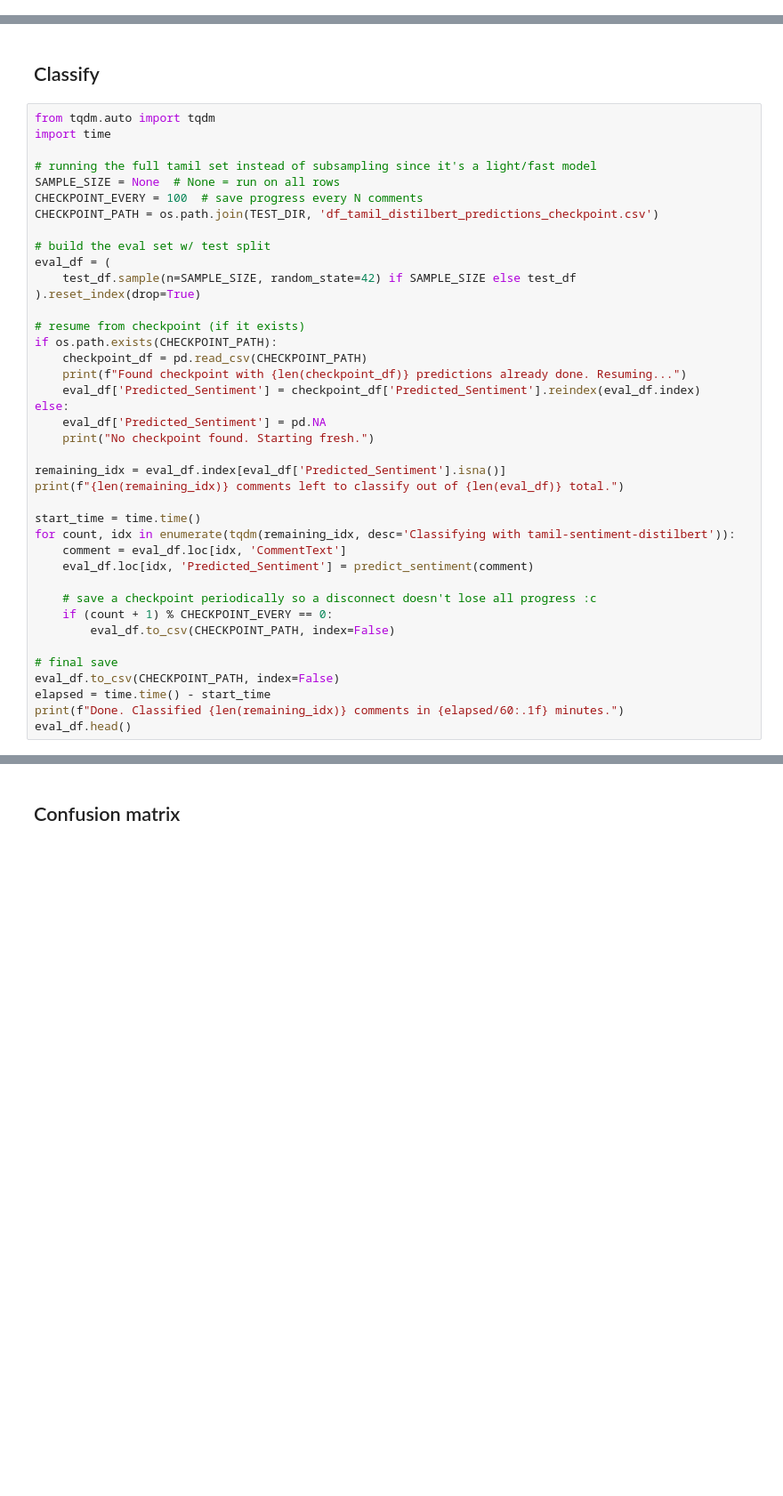
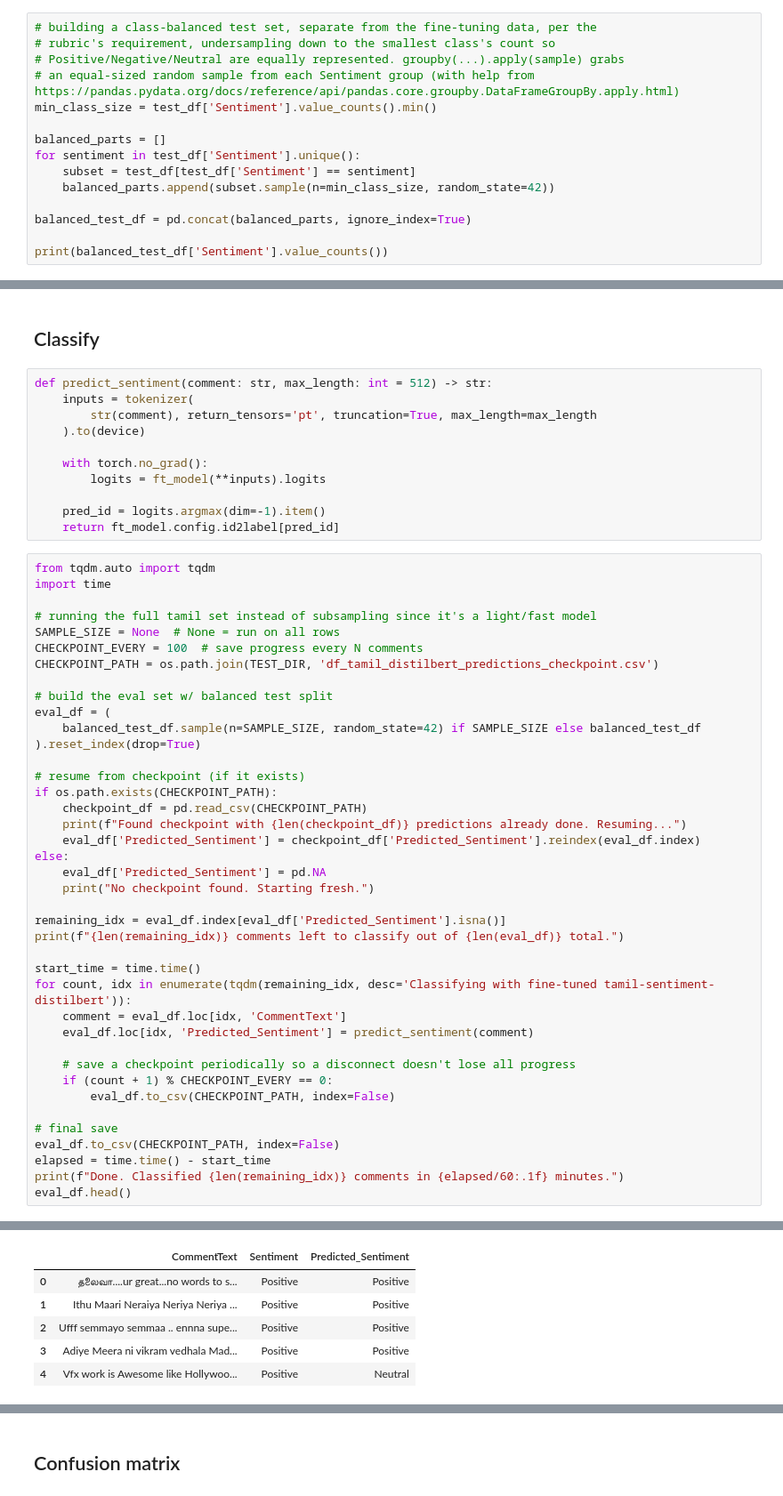
Before and after one commit to las21-sfu/NLP-Week1-Text-Classification, a Jupyter notebook: Tamil_sentiment_distilbert.ipynb, the cells around one changed output, grey strips where cells are left out. Shown at 89% size. Drawn from its saved outputs; the diff is of its cells as text; blank space fills up the shorter version.

```diff
--- a/Tamil_sentiment_distilbert.ipynb
+++ b/Tamil_sentiment_distilbert.ipynb
@@ -89,0 +221,15 @@ def predict_sentiment(comment: str, max_length: int = 512) -> str:
+# %%
+# building a class-balanced test set, separate from the fine-tuning data, per the
+# rubric's requirement, undersampling down to the smallest class's count so
+# Positive/Negative/Neutral are equally represented. groupby(...).apply(sample) grabs
+# an equal-sized random sample from each Sentiment group (with help from https://pandas.pydata.org/docs/reference/api/pandas.core.groupby.DataFrameGroupBy.apply.html)
+min_class_size = test_df['Sentiment'].value_counts().min()
+
+balanced_parts = []
+for sentiment in test_df['Sentiment'].unique():
+    subset = test_df[test_df['Sentiment'] == sentiment]
+    balanced_parts.append(subset.sample(n=min_class_size, random_state=42))
+
+balanced_test_df = pd.concat(balanced_parts, ignore_index=True)
+
+print(balanced_test_df['Sentiment'].value_counts())
@@ -90,5 +242,16 @@ def predict_sentiment(comment: str, max_length: int = 512) -> str:
 # %% [markdown]
 ## Classify
+# %%
+def predict_sentiment(comment: str, max_length: int = 512) -> str:
+    inputs = tokenizer(
+        str(comment), return_tensors='pt', truncation=True, max_length=max_length
+    ).to(device)
+
+    with torch.no_grad():
+        logits = ft_model(**inputs).logits
+
+    pred_id = logits.argmax(dim=-1).item()
+    return ft_model.config.id2label[pred_id]
 # %%
 from tqdm.auto import tqdm
 import time
@@ -98,9 +261,9 @@ SAMPLE_SIZE = None  # None = run on all rows
 CHECKPOINT_EVERY = 100  # save progress every N comments
 CHECKPOINT_PATH = os.path.join(TEST_DIR, 'df_tamil_distilbert_predictions_checkpoint.csv')
 
-# build the eval set w/ test split
+# build the eval set w/ balanced test split
 eval_df = (
-    test_df.sample(n=SAMPLE_SIZE, random_state=42) if SAMPLE_SIZE else test_df
+    balanced_test_df.sample(n=SAMPLE_SIZE, random_state=42) if SAMPLE_SIZE else balanced_test_df
 ).reset_index(drop=True)
 
 # resume from checkpoint (if it exists)
@@ -116,11 +279,11 @@ remaining_idx = eval_df.index[eval_df['Predicted_Sentiment'].isna()]
 print(f"{len(remaining_idx)} comments left to classify out of {len(eval_df)} total.")
 
 start_time = time.time()
-for count, idx in enumerate(tqdm(remaining_idx, desc='Classifying with tamil-sentiment-distilbert')):
+for count, idx in enumerate(tqdm(remaining_idx, desc='Classifying with fine-tuned tamil-sentiment-distilbert')):
     comment = eval_df.loc[idx, 'CommentText']
     eval_df.loc[idx, 'Predicted_Sentiment'] = predict_sentiment(comment)
 
-    # save a checkpoint periodically so a disconnect doesn't lose all progress :c
+    # save a checkpoint periodically so a disconnect doesn't lose all progress
     if (count + 1) % CHECKPOINT_EVERY == 0:
         eval_df.to_csv(CHECKPOINT_PATH, index=False)
 
@@ -129,3 +292,4 @@ eval_df.to_csv(CHECKPOINT_PATH, index=False)
 elapsed = time.time() - start_time
 print(f"Done. Classified {len(remaining_idx)} comments in {elapsed/60:.1f} minutes.")
 eval_df.head()
+# %% [output]
@@ -132,3 +299,9 @@ eval_df.head()
+|  | CommentText | Sentiment | Predicted_Sentiment |
+| 0 | தலைவா....ur great...no words to s... | Positive | Positive |
+| 1 | Ithu Maari Neraiya Neriya Neriya ... | Positive | Positive |
+| 2 | Ufff semmayo semmaa .. ennna supe... | Positive | Positive |
+| 3 | Adiye Meera ni vikram vedhala Mad... | Positive | Positive |
+| 4 | Vfx work is Awesome like Hollywoo... | Positive | Neutral |
 # %%
 # save predictions back to our shared Drive so the rest of the group can reuse them
 RESULTS_PATH = os.path.join(TEST_DIR, 'df_tamil_distilbert_predictions.csv')
```
Also changed, not shown: parts of 19 cells of this notebook.
